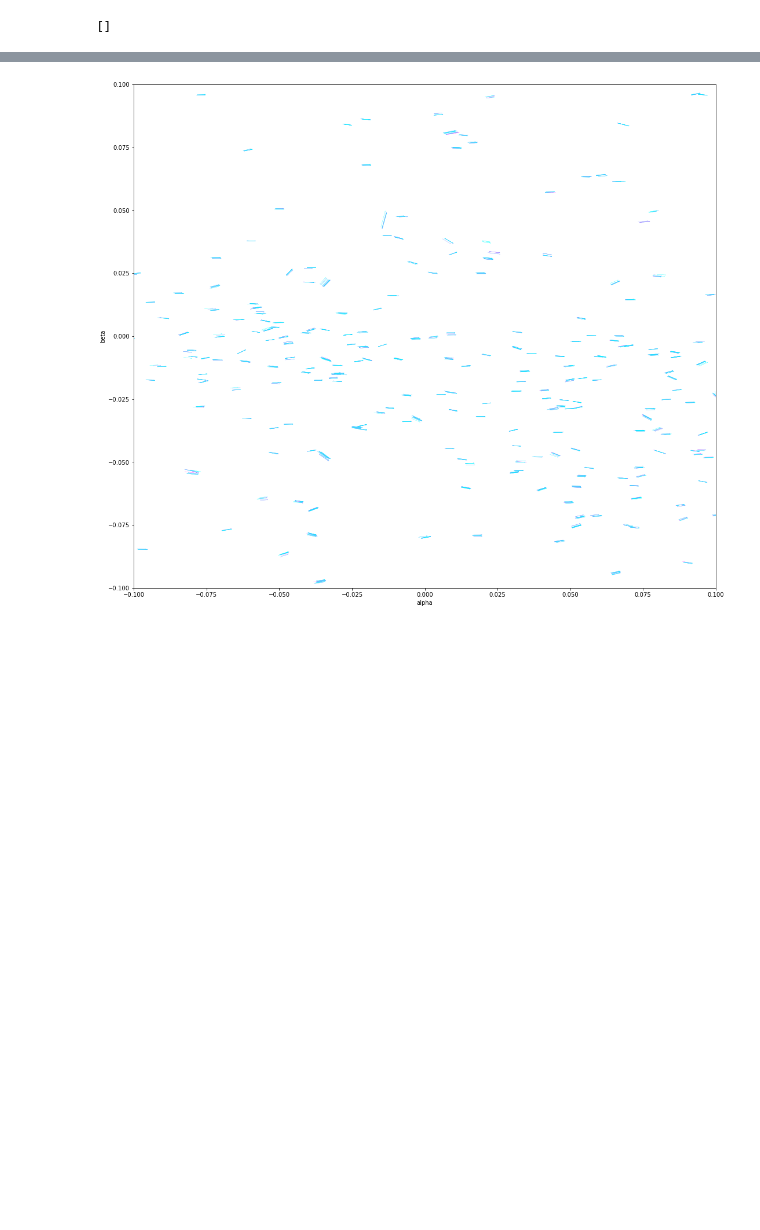
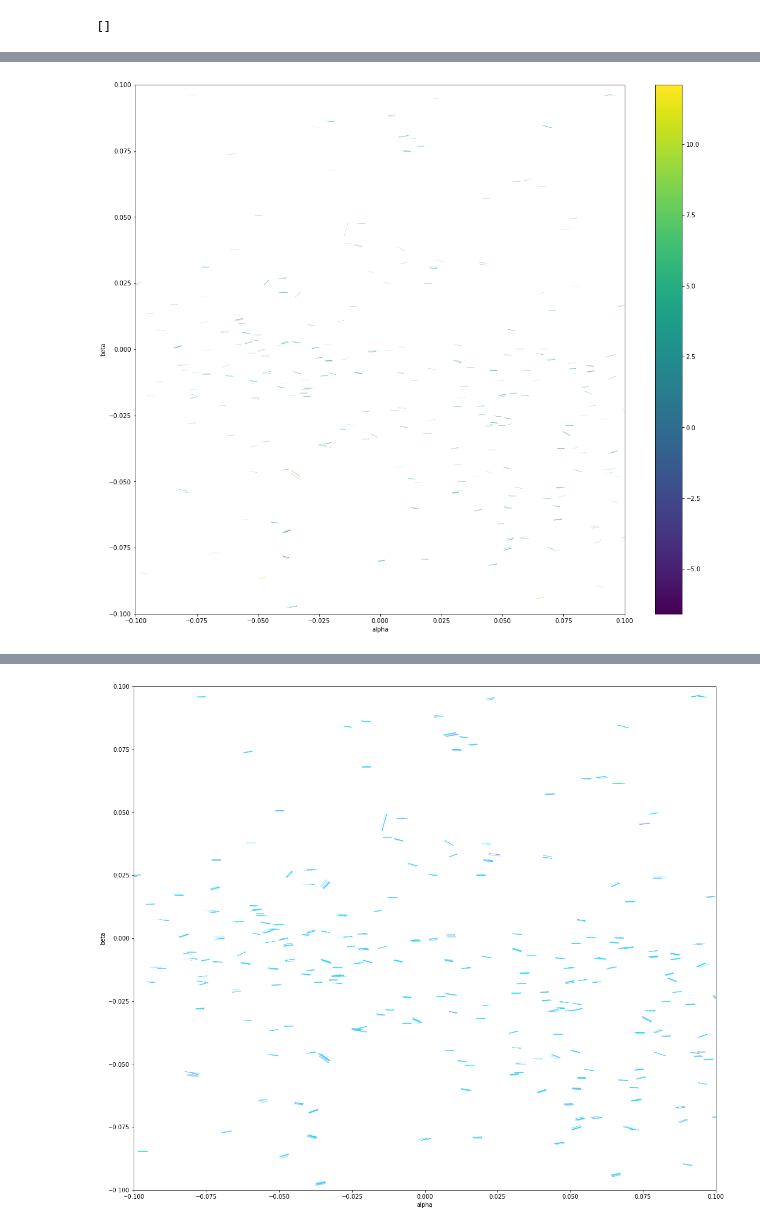
Before and after one commit to pblankley/itf_linking, a Jupyter notebook: linkitf/orbit_fitting.ipynb, the cells around one changed output, grey strips where cells are left out. Cells and saved outputs as stored; diff of their text form; code cells hidden in the pictures; blank space fills up the shorter version.

```diff
--- a/linkitf/orbit_fitting.ipynb
+++ b/linkitf/orbit_fitting.ipynb
@@ -198,0 +213,5 @@ for idx in po:
+# %%
+cl = imp.reload(cl)
+cl.vis_arrows_by_chi(par_results,chi_res)
+# %% [output]
+[figure, added]
```
Also changed, not shown: parts of 5 cells of this notebook, 3 other files.
